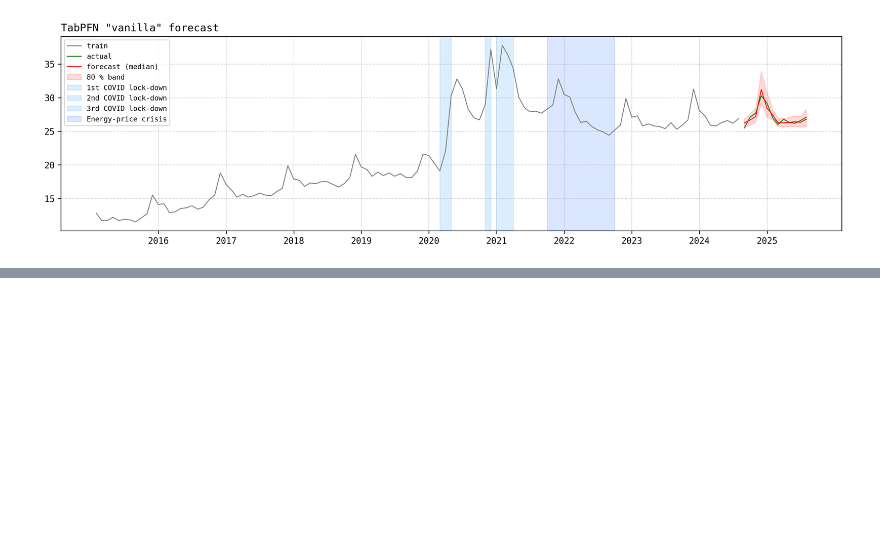
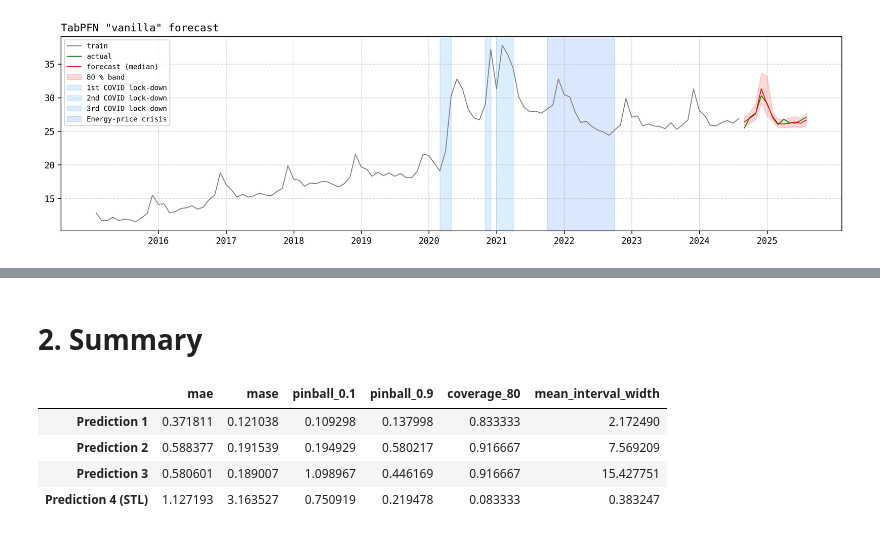
Before and after one commit to michaelarutyunov/time-series-methods, a Jupyter notebook: notebooks/03_modelling.ipynb, the cells around one changed output, grey strips where cells are left out. Saved outputs shown, nothing was run; the diff lists cells and outputs as text; code cells hidden in the pictures; blank space fills up the shorter version.

```diff
--- a/notebooks/03_modelling.ipynb
+++ b/notebooks/03_modelling.ipynb
@@ -484,0 +1068,22 @@ TypeError:  The model's prediction failed with the following error: TabPFNTimeSe
+# %% [markdown]
+# 2. Summary
+# %%
+# metrics summary
+metrics_df = pd.DataFrame([metrics_1, metrics_2, metrics_3, metrics_4],
+                          index=['Prediction 1', 'Prediction 2', 'Prediction 3', 'Prediction 4 (STL)'])
+metrics_df.style.format({
+    "mae": "{:.4f}",
+    "mase": "{:.4f}",
+    "pinball_0.1": "{:.4f}",
+    "pinball_0.9": "{:.4f}",
+    "coverage_80": "{:.2%}",    # percentage
+    "mean_interval_width": "{:.2f}"
+})
+
+metrics_df
+# %% [output]
+|  | mae | mase | pinball_0.1 | pinball_0.9 | coverage_80 | mean_interval_width |
+| Prediction 1 | 0.371811 | 0.121038 | 0.109298 | 0.137998 | 0.833333 | 2.172490 |
+| Prediction 2 | 0.588377 | 0.191539 | 0.194929 | 0.580217 | 0.916667 | 7.569209 |
+| Prediction 3 | 0.580601 | 0.189007 | 1.098967 | 0.446169 | 0.916667 | 15.427751 |
+| Prediction 4 (STL) | 1.127193 | 3.163527 | 0.750919 | 0.219478 | 0.083333 | 0.383247 |
```
Also changed, not shown: parts of 59 cells of this notebook, 2 other files.
